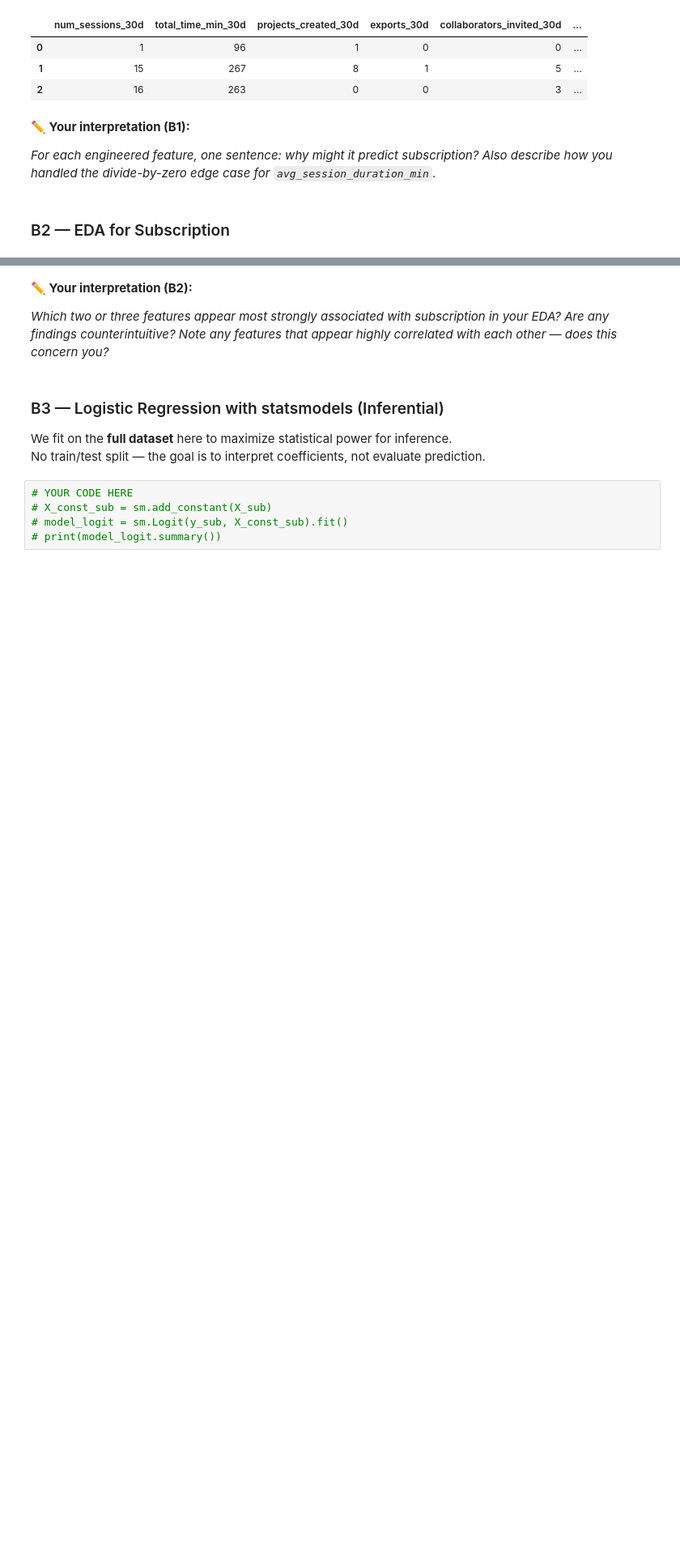
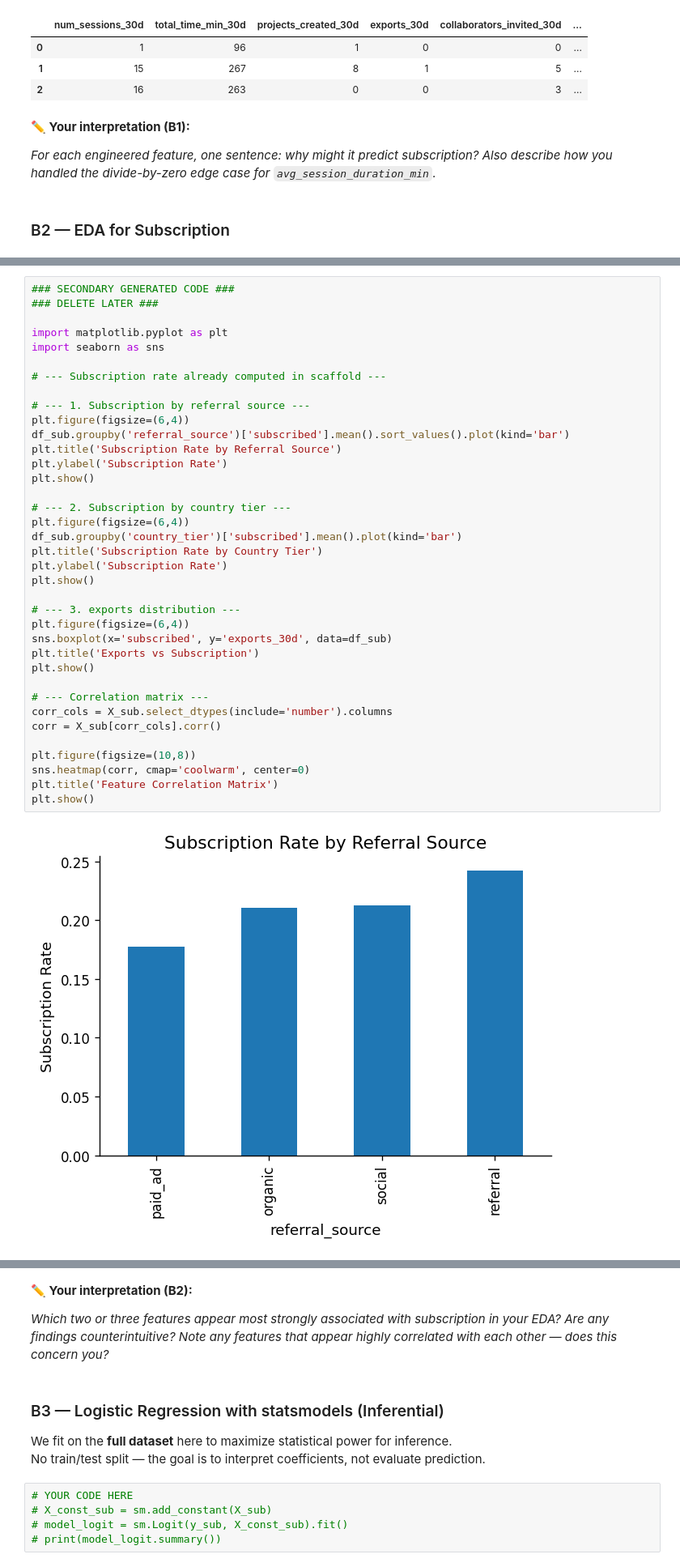
Before and after one commit to zlwym/IAT461_Assignment02, a Jupyter notebook: iat461_a2_scaffold_empty.ipynb, the cells around one changed output, grey strips where cells are left out. Shown at 81% size. Drawn from its saved outputs; the diff is of its cells as text; blank space fills up the shorter version.

```diff
--- a/iat461_a2_scaffold_empty.ipynb
+++ b/iat461_a2_scaffold_empty.ipynb
@@ -747,0 +751,39 @@ print(f"Class balance — 0: {n_total - n_pos}  |  1: {n_pos}")
+# %%
+### SECONDARY GENERATED CODE ###
+### DELETE LATER ###
+
+import matplotlib.pyplot as plt
+import seaborn as sns
+
+# --- Subscription rate already computed in scaffold ---
+
+# --- 1. Subscription by referral source ---
+plt.figure(figsize=(6,4))
+df_sub.groupby('referral_source')['subscribed'].mean().sort_values().plot(kind='bar')
+plt.title('Subscription Rate by Referral Source')
+plt.ylabel('Subscription Rate')
+plt.show()
+
+# --- 2. Subscription by country tier ---
+plt.figure(figsize=(6,4))
+df_sub.groupby('country_tier')['subscribed'].mean().plot(kind='bar')
+plt.title('Subscription Rate by Country Tier')
+plt.ylabel('Subscription Rate')
+plt.show()
+
+# --- 3. exports distribution ---
+plt.figure(figsize=(6,4))
+sns.boxplot(x='subscribed', y='exports_30d', data=df_sub)
+plt.title('Exports vs Subscription')
+plt.show()
+
+# --- Correlation matrix ---
+corr_cols = X_sub.select_dtypes(include='number').columns
+corr = X_sub[corr_cols].corr()
+
+plt.figure(figsize=(10,8))
+sns.heatmap(corr, cmap='coolwarm', center=0)
+plt.title('Feature Correlation Matrix')
+plt.show()
+# %% [output]
+[figure, added]
```
Also changed, not shown: parts of 4 cells of this notebook.
